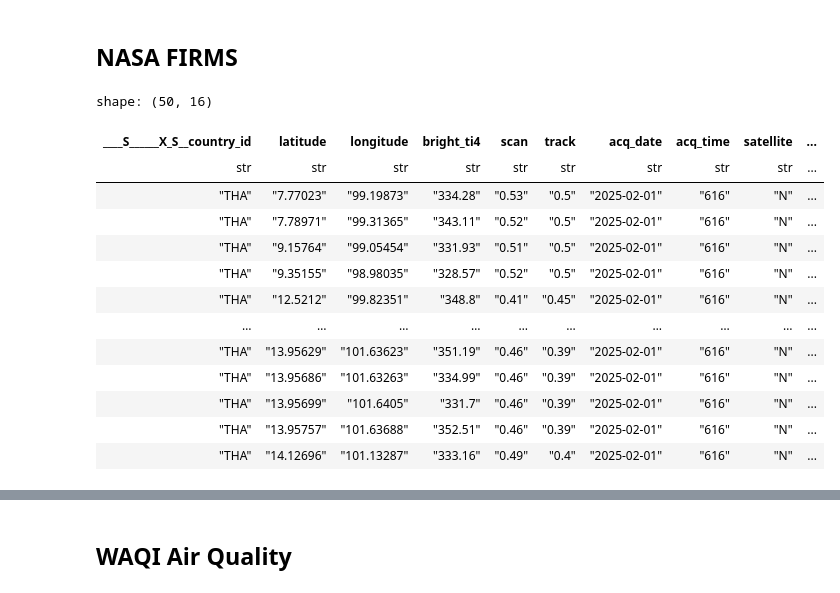
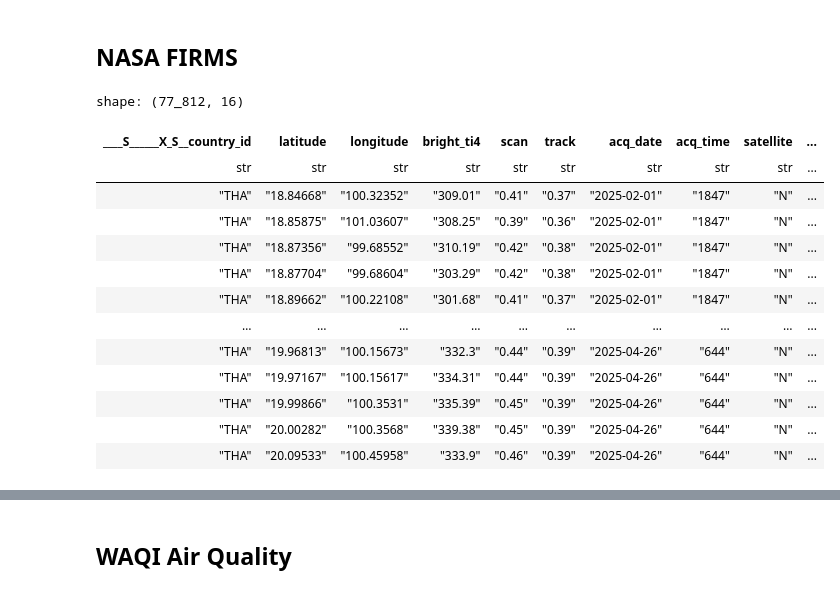
Before and after one commit to dafrose-bajaro/analytics-repo, a Jupyter notebook: notebooks/00_experiment.ipynb, the cells around one changed output, grey strips where cells are left out. Cells and saved outputs as stored; diff of their text form; code cells hidden in the pictures.

```diff
--- a/notebooks/00_experiment.ipynb
+++ b/notebooks/00_experiment.ipynb
@@ -32,25 +35,3 @@ shape: (7, 2)
 | "public" | "waqi_airquality_raw" |
 # %% [markdown]
 ## NASA FIRMS
-# %%
-# sample query
-conn.sql("""
-    SELECT *
-    FROM public.nasa_firms_raw
-    LIMIT 50;
-    """).pl()
-# %% [output]
-shape: (50, 16)
-| ____S______X_S__country_id | latitude | longitude | bright_ti4 | scan | track | acq_date | acq_time | satellite | ... |
-| str | str | str | str | str | str | str | str | str | ... |
-| "THA" | "7.77023" | "99.19873" | "334.28" | "0.53" | "0.5" | "2025-02-01" | "616" | "N" | ... |
-| "THA" | "7.78971" | "99.31365" | "343.11" | "0.52" | "0.5" | "2025-02-01" | "616" | "N" | ... |
-| "THA" | "9.15764" | "99.05454" | "331.93" | "0.51" | "0.5" | "2025-02-01" | "616" | "N" | ... |
-| "THA" | "9.35155" | "98.98035" | "328.57" | "0.52" | "0.5" | "2025-02-01" | "616" | "N" | ... |
-| "THA" | "12.5212" | "99.82351" | "348.8" | "0.41" | "0.45" | "2025-02-01" | "616" | "N" | ... |
-| … | … | … | … | … | … | … | … | … | ... |
-| "THA" | "13.95629" | "101.63623" | "351.19" | "0.46" | "0.39" | "2025-02-01" | "616" | "N" | ... |
-| "THA" | "13.95686" | "101.63263" | "334.99" | "0.46" | "0.39" | "2025-02-01" | "616" | "N" | ... |
-| "THA" | "13.95699" | "101.6405" | "331.7" | "0.46" | "0.39" | "2025-02-01" | "616" | "N" | ... |
-| "THA" | "13.95757" | "101.63688" | "352.51" | "0.46" | "0.39" | "2025-02-01" | "616" | "N" | ... |
-| "THA" | "14.12696" | "101.13287" | "333.16" | "0.49" | "0.4" | "2025-02-01" | "616" | "N" | ... |
@@ -81,0 +38,22 @@ conn.sql("""
+# %%
+# sample query
+conn.sql("""
+    SELECT *
+    FROM public.nasa_firms_raw
+    ORDER BY acq_date, acq_time
+    """).pl()
+# %% [output]
+shape: (77_812, 16)
+| ____S______X_S__country_id | latitude | longitude | bright_ti4 | scan | track | acq_date | acq_time | satellite | ... |
+| str | str | str | str | str | str | str | str | str | ... |
+| "THA" | "18.84668" | "100.32352" | "309.01" | "0.41" | "0.37" | "2025-02-01" | "1847" | "N" | ... |
+| "THA" | "18.85875" | "101.03607" | "308.25" | "0.39" | "0.36" | "2025-02-01" | "1847" | "N" | ... |
+| "THA" | "18.87356" | "99.68552" | "310.19" | "0.42" | "0.38" | "2025-02-01" | "1847" | "N" | ... |
+| "THA" | "18.87704" | "99.68604" | "303.29" | "0.42" | "0.38" | "2025-02-01" | "1847" | "N" | ... |
+| "THA" | "18.89662" | "100.22108" | "301.68" | "0.41" | "0.37" | "2025-02-01" | "1847" | "N" | ... |
+| … | … | … | … | … | … | … | … | … | ... |
+| "THA" | "19.96813" | "100.15673" | "332.3" | "0.44" | "0.39" | "2025-04-26" | "644" | "N" | ... |
+| "THA" | "19.97167" | "100.15617" | "334.31" | "0.44" | "0.39" | "2025-04-26" | "644" | "N" | ... |
+| "THA" | "19.99866" | "100.3531" | "335.39" | "0.45" | "0.39" | "2025-04-26" | "644" | "N" | ... |
+| "THA" | "20.00282" | "100.3568" | "339.38" | "0.45" | "0.39" | "2025-04-26" | "644" | "N" | ... |
+| "THA" | "20.09533" | "100.45958" | "333.9" | "0.46" | "0.39" | "2025-04-26" | "644" | "N" | ... |
```
Also changed, not shown: parts of 6 cells of this notebook, 2 other files.
